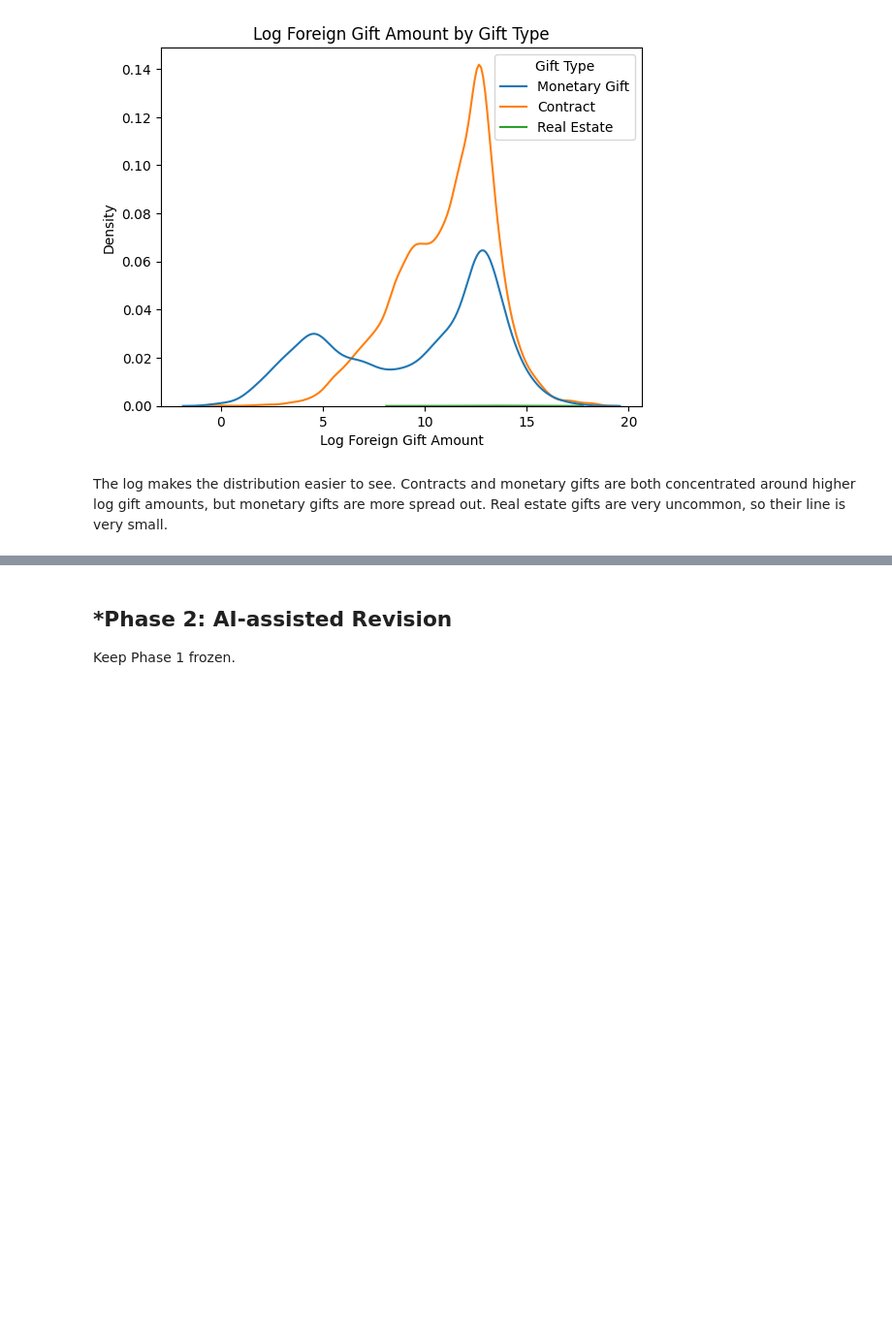
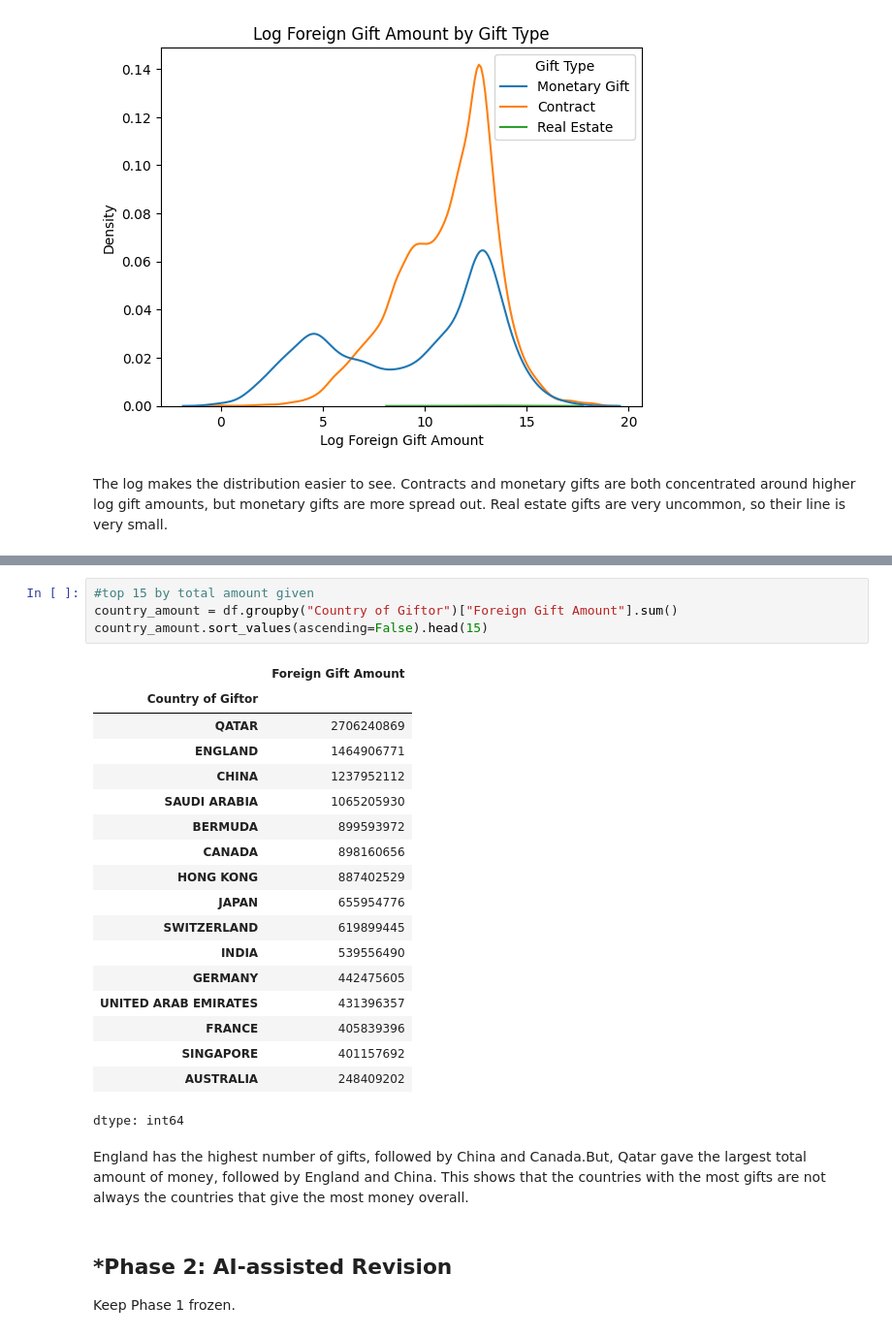
Before and after one commit to raffaellaalpaca-ai/A02-eda-and-visualization, a Jupyter notebook: notebook.ipynb, the cells around one changed output, grey strips where cells are left out. Shown at 97% size. Saved outputs shown, nothing was run; the diff lists cells and outputs as text; blank space fills up the shorter version.

```diff
--- a/notebook.ipynb
+++ b/notebook.ipynb
@@ -158,3 +184,28 @@ The log makes the distribution easier to see. Contracts and monetary gifts are b
+# %%
+#top 15 by total amount given
+country_amount = df.groupby("Country of Giftor")["Foreign Gift Amount"].sum()
+country_amount.sort_values(ascending=False).head(15)
+# %% [output]
+|  | Foreign Gift Amount |
+| Country of Giftor |  |
+| QATAR | 2706240869 |
+| ENGLAND | 1464906771 |
+| CHINA | 1237952112 |
+| SAUDI ARABIA | 1065205930 |
+| BERMUDA | 899593972 |
+| CANADA | 898160656 |
+| HONG KONG | 887402529 |
+| JAPAN | 655954776 |
+| SWITZERLAND | 619899445 |
+| INDIA | 539556490 |
+| GERMANY | 442475605 |
+| UNITED ARAB EMIRATES | 431396357 |
+| FRANCE | 405839396 |
+| SINGAPORE | 401157692 |
+| AUSTRALIA | 248409202 |
+dtype: int64
+# %% [markdown]
+England has the highest number of gifts, followed by China and Canada.But, Qatar gave the largest total amount of money, followed by England and China. This shows that the countries with the most gifts are not always the countries that give the most money overall.
 # %% [markdown]
 ## *Phase 2: AI-assisted Revision
 Keep Phase 1 frozen.
```
Also changed, not shown: parts of 2 cells of this notebook.
